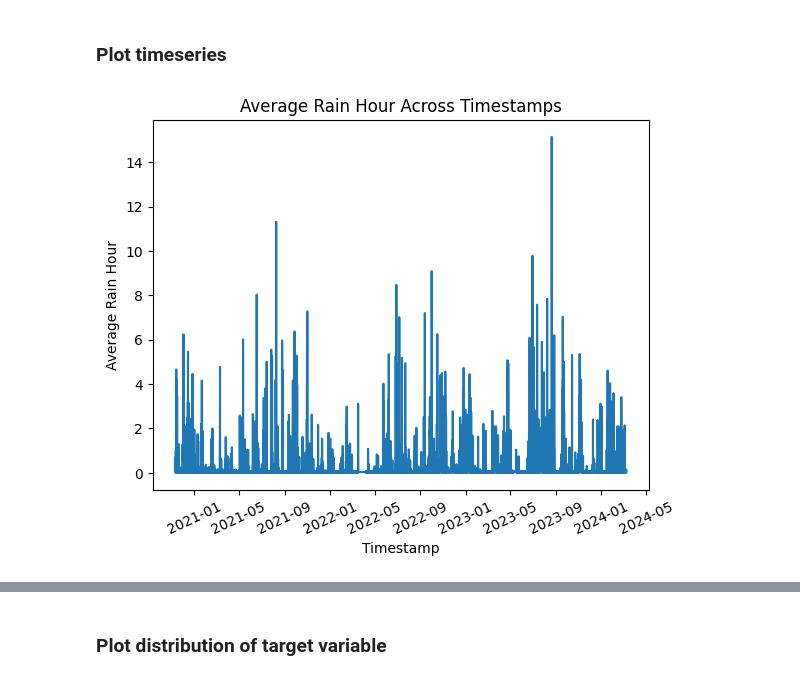
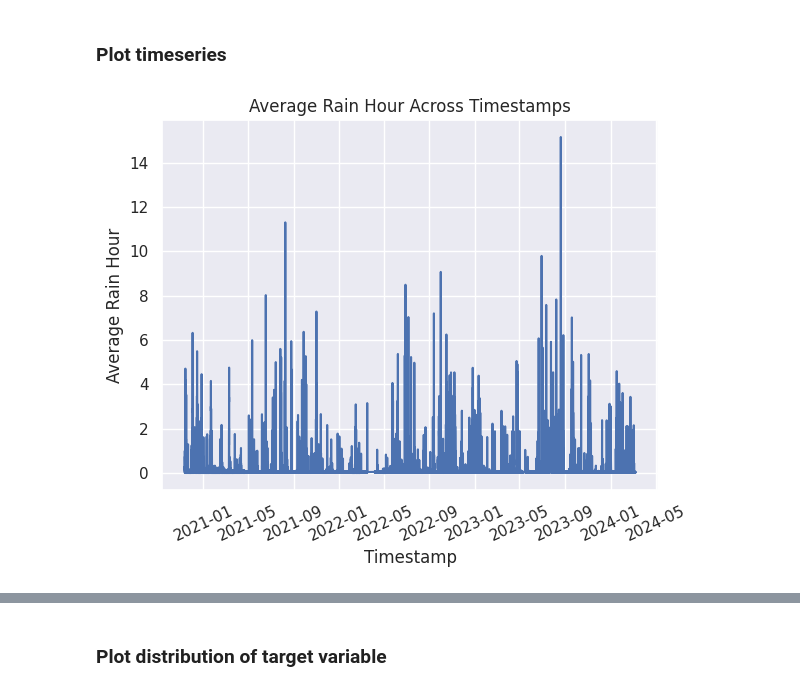
Before and after one commit to siko2222/CS4020-Project, a Jupyter notebook: notebook.ipynb, the cells around one changed output, grey strips where cells are left out. Saved outputs shown, nothing was run; the diff lists cells and outputs as text; code cells hidden in the pictures.

```diff
--- a/notebook.ipynb
+++ b/notebook.ipynb
@@ -145,0 +257,6 @@ print(df_weather.head())
+# %%
+# Since wind speed looked left skewed, performing square root transformation
+df_weather['wind_speed'] = np.sqrt(df_weather['wind_speed'])
+
+# Plot the distribution after square root transformation
+plotWeatherInputFeaturesHist(df_weather)
@@ -217,0 +335,13 @@ df.tail()
+# %%
+# Try to balance the rain_hour feature
+bins = [0, 0.1, 1, 10, df['rain_hour'].max()]
+labels = [0,1,2,3]
+df['rain_hour_binned'] = pd.cut(df['rain_hour'], bins=bins, labels=labels)
+print(df.rain_hour_binned.value_counts())
+
+# Repace null values for rain_hour_binned with category 0
+df['rain_hour_binned'] = df['rain_hour_binned'].fillna(0)
+
+# Ensure the rain_hour_binned is int and not categorical
+df['rain_hour_binned'] = df['rain_hour_binned'].astype(int)
+df.dtypes
@@ -238,13 +434,12 @@ df.head()
 # %%
-## TEST ###
-# Assuming your DataFrame is named 'df'
-# Generate Gaussian noise for the selected columns
+# Generate Gaussian noise for the continious columns, except location and distance
+selected_columns = ['rain_hour', 'temperature', 'wind_speed']
 mu, sigma = 0, 0.1  # Adjust as needed
-noise = np.random.normal(mu, sigma, size=(len(df), 2))  # 2 columns: rain_hour and temperature
+noise = np.random.normal(mu, sigma, size=(len(df), len(selected_columns)))
 
 # Add noise to the selected columns
-selected_columns = ['rain_hour', 'temperature']
 df[selected_columns] += noise
 
-# Clip the values to be non-negative
+# Clip the rain and wind speed values to be non-negative
 df['rain_hour'] = df['rain_hour'].clip(lower=0)
+df['wind_speed'] = df['wind_speed'].clip(lower=0)
@@ -387,22 +450,23 @@ df.head()
 # %%
 # Calculate the average rain_hour per timestamp
 average_rain_hour = df.groupby('time')['rain_hour'].mean().reset_index()
 
 # create the time series plot
+sb.set(font_scale=1)
 sb.lineplot(x = "time", y = "rain_hour",
              data = average_rain_hour)
 
 plt.xticks(rotation = 25)
 
 # Customize the plot (add labels, title, etc.)
 plt.xlabel('Timestamp')
 plt.ylabel('Average Rain Hour')
 plt.title('Average Rain Hour Across Timestamps')
 
 # Show the plot
 plt.show()
 # %% [output]
-[figure, old version]
+[figure, new version]
 # %%
 # Calculate the average temperature per timestamp
 average_temperature = df.groupby('time')['temperature'].mean().reset_index()
```
Also changed, not shown: parts of 70 cells of this notebook.
